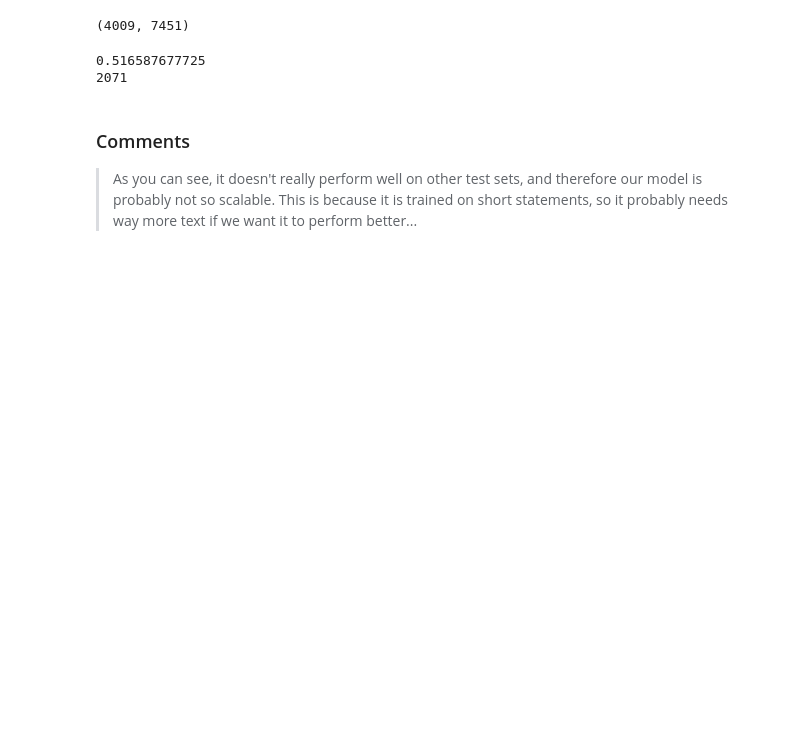
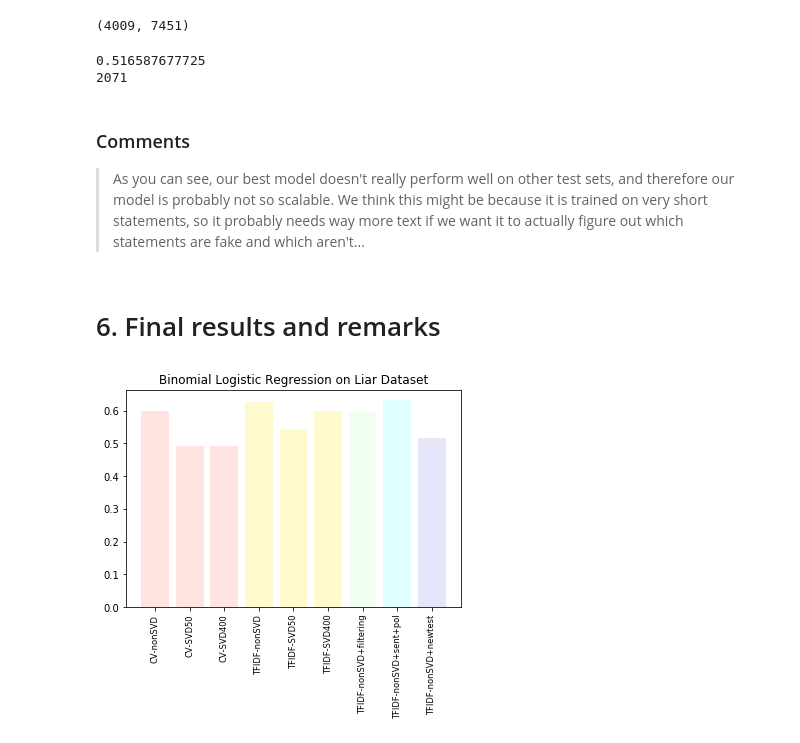
Before and after one commit to joycedh/TMCI_project, a Jupyter notebook: binomial-LR.ipynb, the cells around one changed output. Saved outputs shown, nothing was run; the diff lists cells and outputs as text; code cells hidden in the pictures; blank space fills up the shorter version.

Commit message:
finalized the notebook, with conclusions & graph

```diff
--- a/binomial-LR.ipynb
+++ b/binomial-LR.ipynb
@@ -604,4 +631,22 @@ print(accuracy_score(y_test_new, y_hat_test, normalize=False))
 2071
 # %% [markdown]
 ### Comments
-> As you can see, it doesn't really perform well on other test sets, and therefore our model is probably not so scalable. This is because it is trained on short statements, so it probably needs way more text if we want it to perform better...
+> As you can see, our best model doesn't really perform well on other test sets, and therefore our model is probably not so scalable. We think this might be because it is trained on very short statements, so it probably needs way more text if we want it to actually figure out which statements are fake and which aren't...
+# %% [markdown]
+# 6. Final results and remarks
+# %%
+# plotting the results nicely
+results = dict({"CV-nonSVD": 0.59956, "CV-SVD50": 0.49234, "CV-SVD400": 0.49234, "TFIDF-nonSVD" : 0.62801,
+                "TFIDF-SVD50": 0.54486, "TFIDF-SVD400": 0.59956, "TFIDF-nonSVD+filtering": 0.59737,
+                "TFIDF-nonSVD+sent+pol": 0.63238, "TFIDF-nonSVD+newtest": 0.51659})
+
+
+plt.bar(range(0, len(results)), list(results.values()), align='center',
+       color = ['mistyrose', 'mistyrose', 'mistyrose', 'lemonchiffon', 'lemonchiffon',
+                'lemonchiffon', 'honeydew', 'lightcyan', 'lavender'])
+plt.xticks(range(len(results)), list(results.keys()), size='small', rotation = 'vertical')
+plt.title('Binomial Logistic Regression on Liar Dataset')
+
+plt.show()
+# %% [output]
+[figure, added]
```
Also changed, not shown: parts of 20 cells of this notebook.
